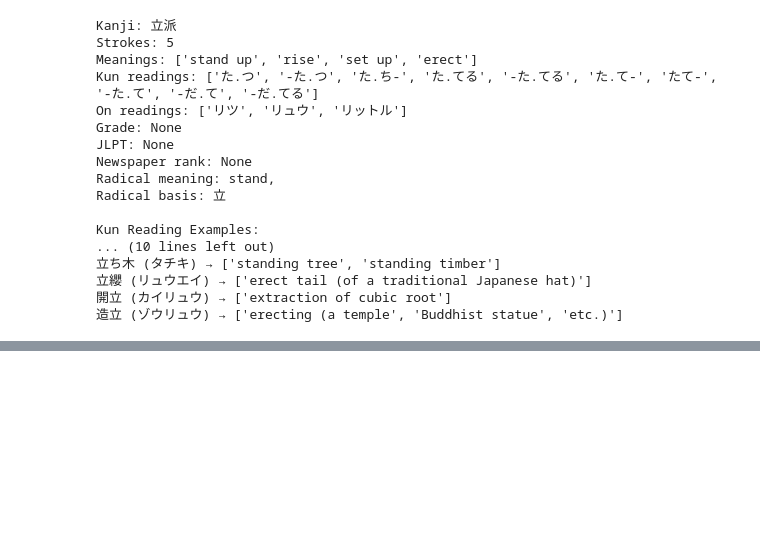
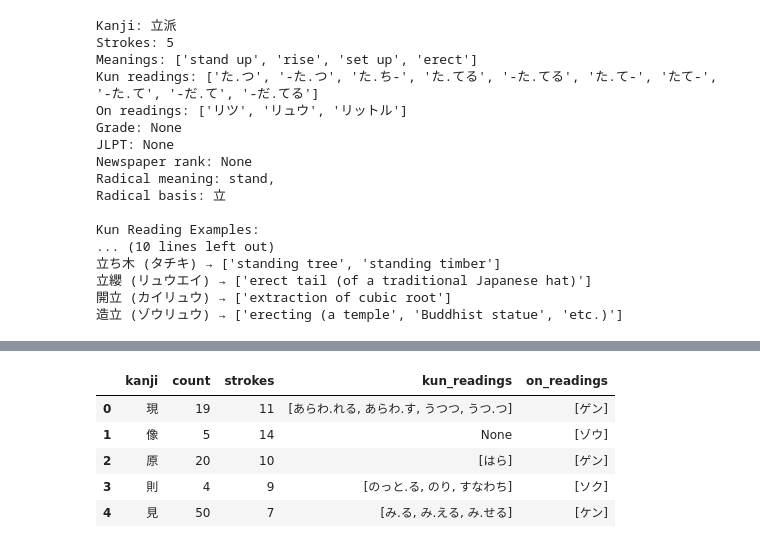
Before and after one commit to naeron75/basic-japanese-learning, a Jupyter notebook: exploration.ipynb, the cells around one changed output, grey strips where cells are left out. Saved outputs shown, nothing was run; the diff lists cells and outputs as text; code cells hidden in the pictures; blank space fills up the shorter version.

```diff
--- a/exploration.ipynb
+++ b/exploration.ipynb
@@ -191 +202,42 @@ print(result.data.strokes)
 9
+# %%
+import time
+
+def get_kanji_strokes(k):
+    time.sleep(0.1)
+    try:
+        r = Kanji.request(k)
+        return r.data.strokes
+    except:
+        return None
+
+def get_kanji_kun_readings(k):
+    time.sleep(0.1)
+    try:
+        r = Kanji.request(k)
+        return r.data.main_readings.kun
+    except:
+        return None
+
+def get_kanji_on_readings(k):
+    time.sleep(0.1)
+    try:
+        r = Kanji.request(k)
+        return r.data.main_readings.on
+    except:
+        return None
+# %%
+kanji_df['strokes'] = kanji_df['kanji'].apply(get_kanji_strokes)
+# %%
+kanji_df['kun_readings'] = kanji_df['kanji'].apply(get_kanji_kun_readings)
+# %%
+kanji_df['on_readings'] = kanji_df['kanji'].apply(get_kanji_on_readings)
+# %%
+kanji_df.head()
+# %% [output]
+|  | kanji | count | strokes | kun_readings | on_readings |
+| 0 | 現 | 19 | 11 | [あらわ.れる, あらわ.す, うつつ, うつ.つ] | [ゲン] |
+| 1 | 像 | 5 | 14 | None | [ゾウ] |
+| 2 | 原 | 20 | 10 | [はら] | [ゲン] |
+| 3 | 則 | 4 | 9 | [のっと.る, のり, すなわち] | [ソク] |
+| 4 | 見 | 50 | 7 | [み.る, み.える, み.せる] | [ケン] |
```
Also changed, not shown: parts of 15 cells of this notebook, 3 other files.
